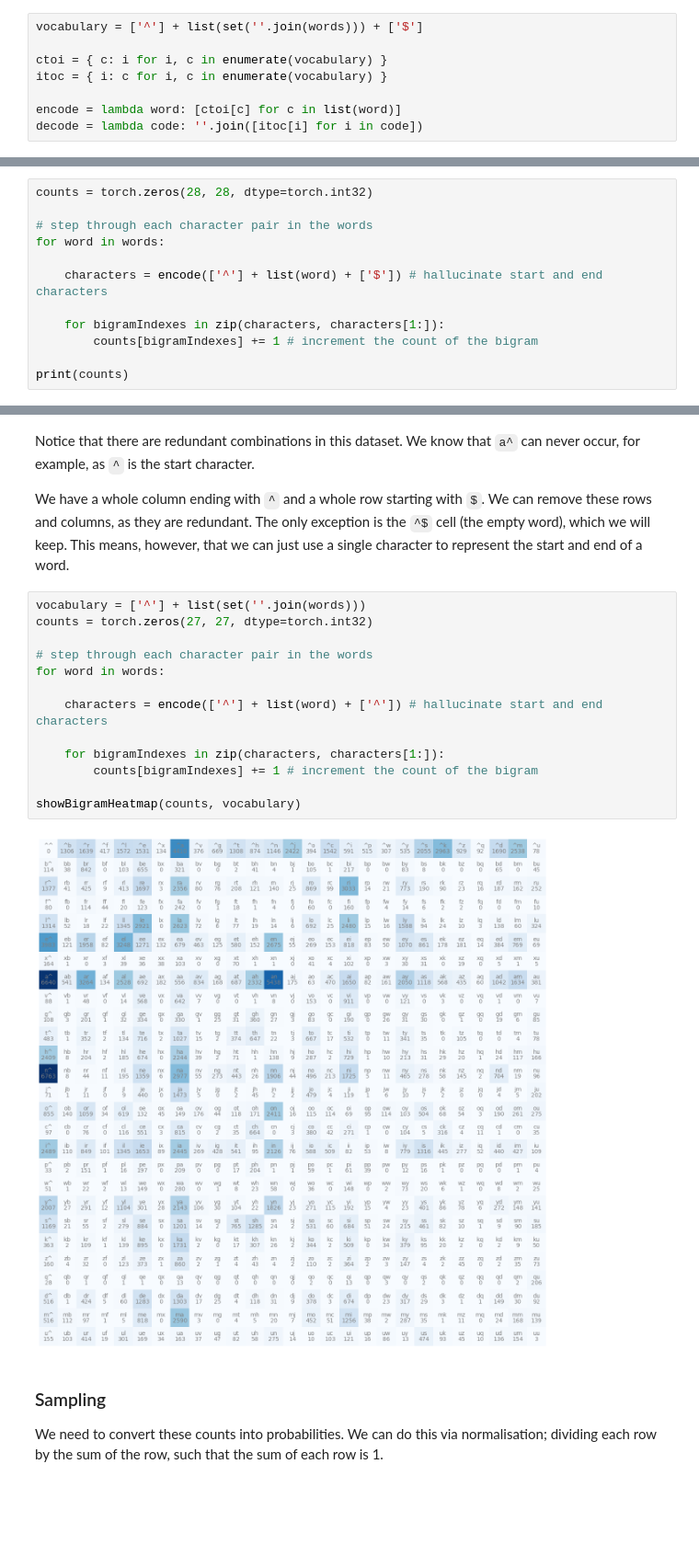
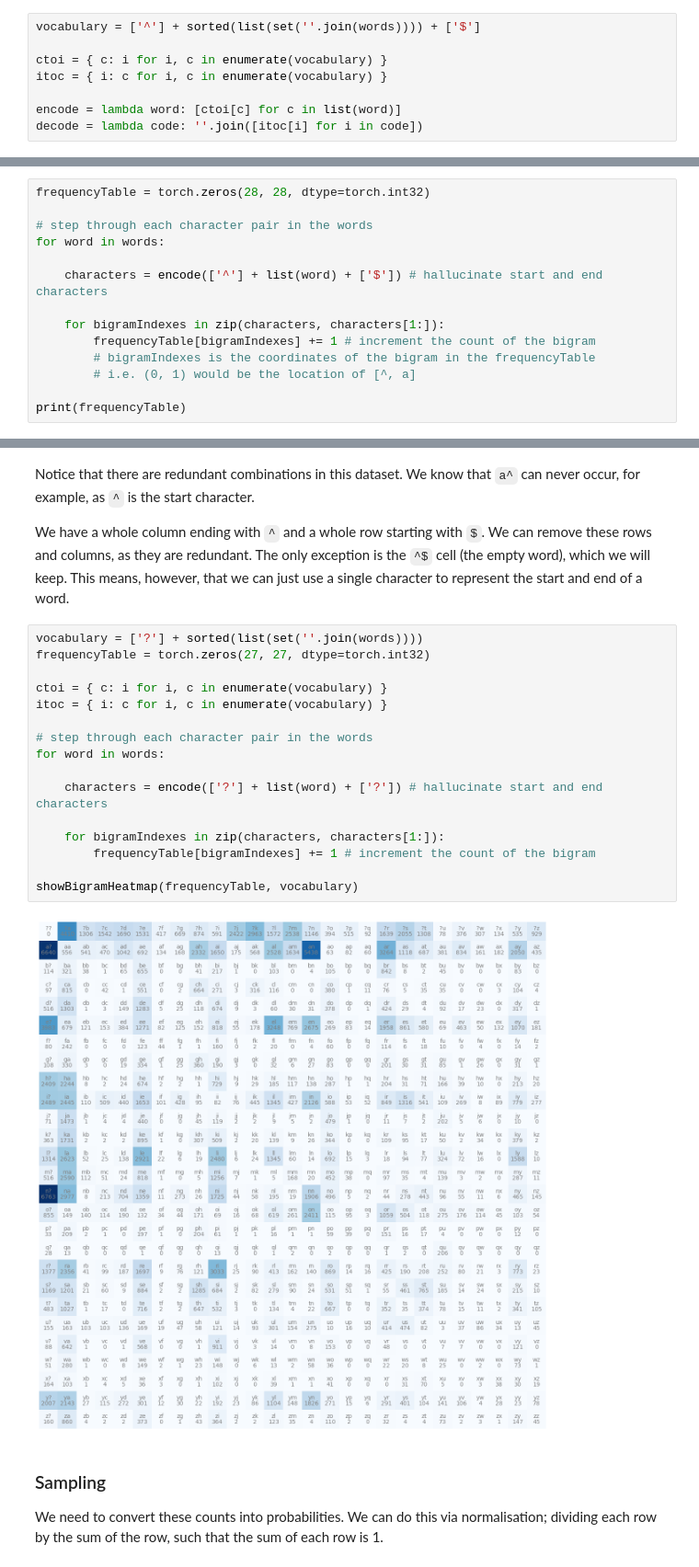
Before and after one commit to Razzula/ai-sandbox, a Jupyter notebook: makemore.ipynb, the cells around one changed output, grey strips where cells are left out. Shown at 92% size. Drawn from its saved outputs; the diff is of its cells as text; blank space fills up the shorter version.

```diff
--- a/makemore.ipynb
+++ b/makemore.ipynb
@@ -150,5 +162,5 @@ tensor([[0, 0, 0, 0, 0],
 # %%
-vocabulary = ['^'] + list(set(''.join(words))) + ['$']
+vocabulary = ['^'] + sorted(list(set(''.join(words)))) + ['$']
 
 ctoi = { c: i for i, c in enumerate(vocabulary) }
 itoc = { i: c for i, c in enumerate(vocabulary) }
@@ -163,6 +175,6 @@ print(decode(encode('helloworld')))
 helloworld
 # %%
-counts = torch.zeros(28, 28, dtype=torch.int32)
+frequencyTable = torch.zeros(28, 28, dtype=torch.int32)
 
 # step through each character pair in the words
 for word in words:
@@ -170,7 +182,9 @@ for word in words:
     characters = encode(['^'] + list(word) + ['$']) # hallucinate start and end characters
 
     for bigramIndexes in zip(characters, characters[1:]):
-        counts[bigramIndexes] += 1 # increment the count of the bigram
+        frequencyTable[bigramIndexes] += 1 # increment the count of the bigram
+        # bigramIndexes is the coordinates of the bigram in the frequencyTable
+        # i.e. (0, 1) would be the location of [^, a]
 
-print(counts)
+print(frequencyTable)
 # %% [output]
@@ -217,20 +231,23 @@ Notice that there are redundant combinations in this dataset. We know that `a^`
 
 We have a whole column ending with `^` and a whole row starting with `$`. We can remove these rows and columns, as they are redundant. The only exception is the `^$` cell (the empty word), which we will keep. This means, however, that we can just use a single character to represent the start and end of a word.
 # %%
-vocabulary = ['^'] + list(set(''.join(words)))
-counts = torch.zeros(27, 27, dtype=torch.int32)
+vocabulary = ['?'] + sorted(list(set(''.join(words))))
+frequencyTable = torch.zeros(27, 27, dtype=torch.int32)
+
+ctoi = { c: i for i, c in enumerate(vocabulary) }
+itoc = { i: c for i, c in enumerate(vocabulary) }
 
 # step through each character pair in the words
 for word in words:
 
-    characters = encode(['^'] + list(word) + ['^']) # hallucinate start and end characters
+    characters = encode(['?'] + list(word) + ['?']) # hallucinate start and end characters
 
     for bigramIndexes in zip(characters, characters[1:]):
-        counts[bigramIndexes] += 1 # increment the count of the bigram
+        frequencyTable[bigramIndexes] += 1 # increment the count of the bigram
 
-showBigramHeatmap(counts, vocabulary)
+showBigramHeatmap(frequencyTable, vocabulary)
 # %% [output]
-[figure, old version]
+[figure, new version]
 # %% [markdown]
 ### Sampling
 
```
Also changed, not shown: parts of 21 cells of this notebook.
